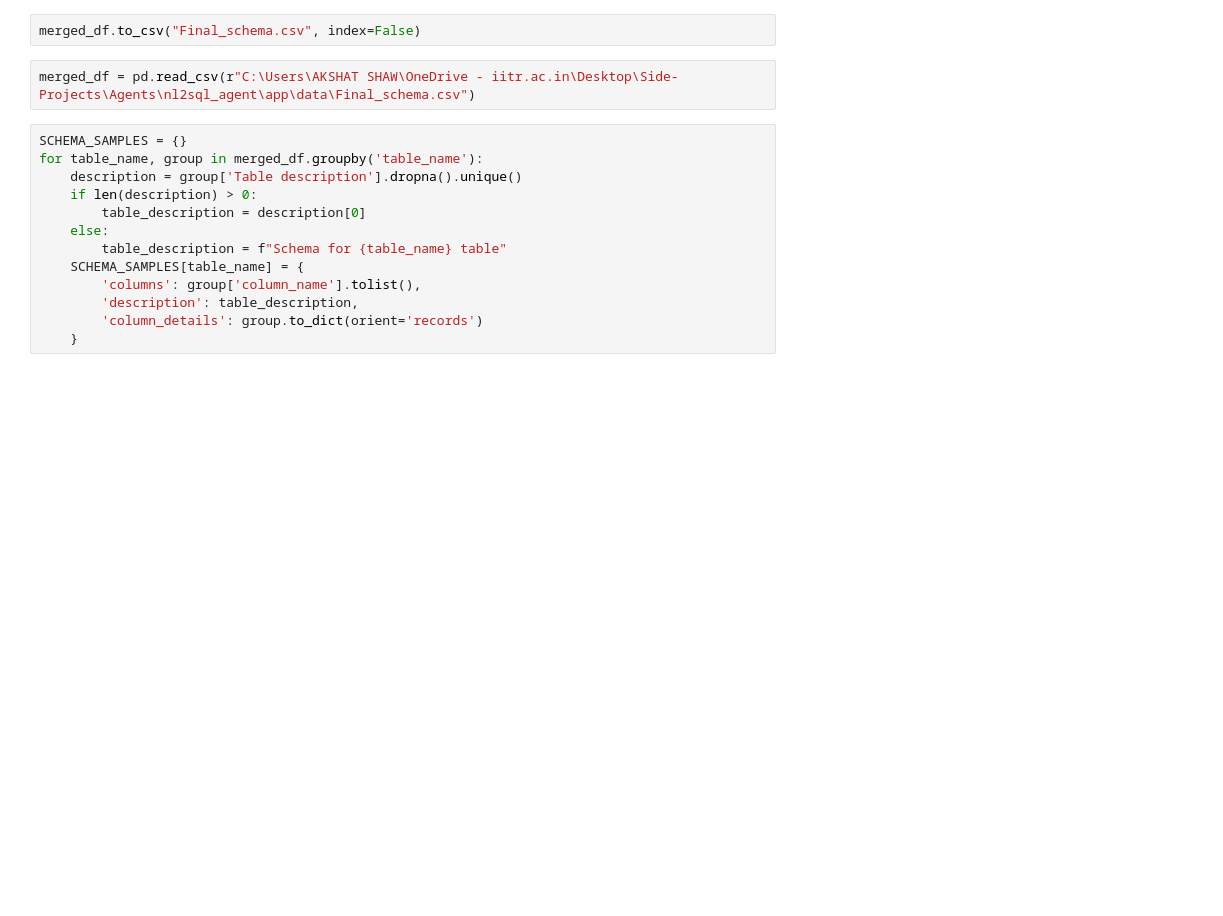
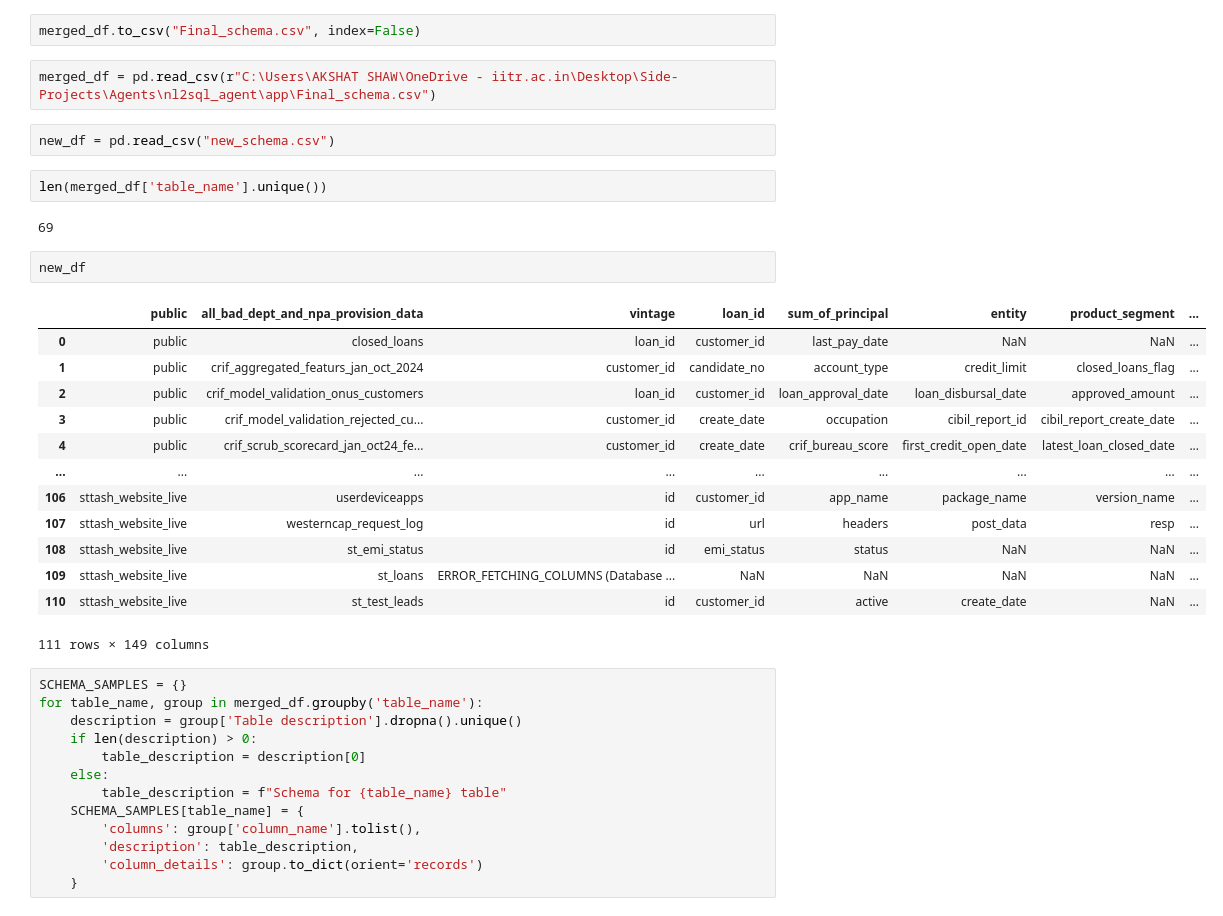
Before and after one commit to akshatshaw/agents, a Jupyter notebook: nl2sql_agent/test.ipynb, the cells around one changed output. Cells and saved outputs as stored; diff of their text form; blank space fills up the shorter version.

Commit message:
data update

```diff
--- a/nl2sql_agent/test.ipynb
+++ b/nl2sql_agent/test.ipynb
@@ -397,7 +397,29 @@ merged_df.dropna(inplace= True)
 # %%
 merged_df.to_csv("Final_schema.csv", index=False)
 # %%
-merged_df = pd.read_csv(r"C:\Users\AKSHAT SHAW\OneDrive - iitr.ac.in\Desktop\Side-Projects\Agents\nl2sql_agent\app\data\Final_schema.csv")
+merged_df = pd.read_csv(r"C:\Users\AKSHAT SHAW\OneDrive - iitr.ac.in\Desktop\Side-Projects\Agents\nl2sql_agent\app\Final_schema.csv")
+# %%
+new_df = pd.read_csv("new_schema.csv")
+# %%
+len(merged_df['table_name'].unique())
+# %% [output]
+69
+# %%
+new_df
+# %% [output]
+|  | public | all_bad_dept_and_npa_provision_data | vintage | loan_id | sum_of_principal | entity | product_segment | ... |
+| 0 | public | closed_loans | loan_id | customer_id | last_pay_date | NaN | NaN | ... |
+| 1 | public | crif_aggregated_featurs_jan_oct_2024 | customer_id | candidate_no | account_type | credit_limit | closed_loans_flag | ... |
+| 2 | public | crif_model_validation_onus_customers | loan_id | customer_id | loan_approval_date | loan_disbursal_date | approved_amount | ... |
+| 3 | public | crif_model_validation_rejected_cu... | customer_id | create_date | occupation | cibil_report_id | cibil_report_create_date | ... |
+| 4 | public | crif_scrub_scorecard_jan_oct24_fe... | customer_id | create_date | crif_bureau_score | first_credit_open_date | latest_loan_closed_date | ... |
+| ... | ... | ... | ... | ... | ... | ... | ... | ... |
+| 106 | sttash_website_live | userdeviceapps | id | customer_id | app_name | package_name | version_name | ... |
+| 107 | sttash_website_live | westerncap_request_log | id | url | headers | post_data | resp | ... |
+| 108 | sttash_website_live | st_emi_status | id | emi_status | status | NaN | NaN | ... |
+| 109 | sttash_website_live | st_loans | ERROR_FETCHING_COLUMNS (Database ... | NaN | NaN | NaN | NaN | ... |
+| 110 | sttash_website_live | st_test_leads | id | customer_id | active | create_date | NaN | ... |
+111 rows × 149 columns
 # %%
 SCHEMA_SAMPLES = {}
 for table_name, group in merged_df.groupby('table_name'):
```
Also changed, not shown: 3 other files.
